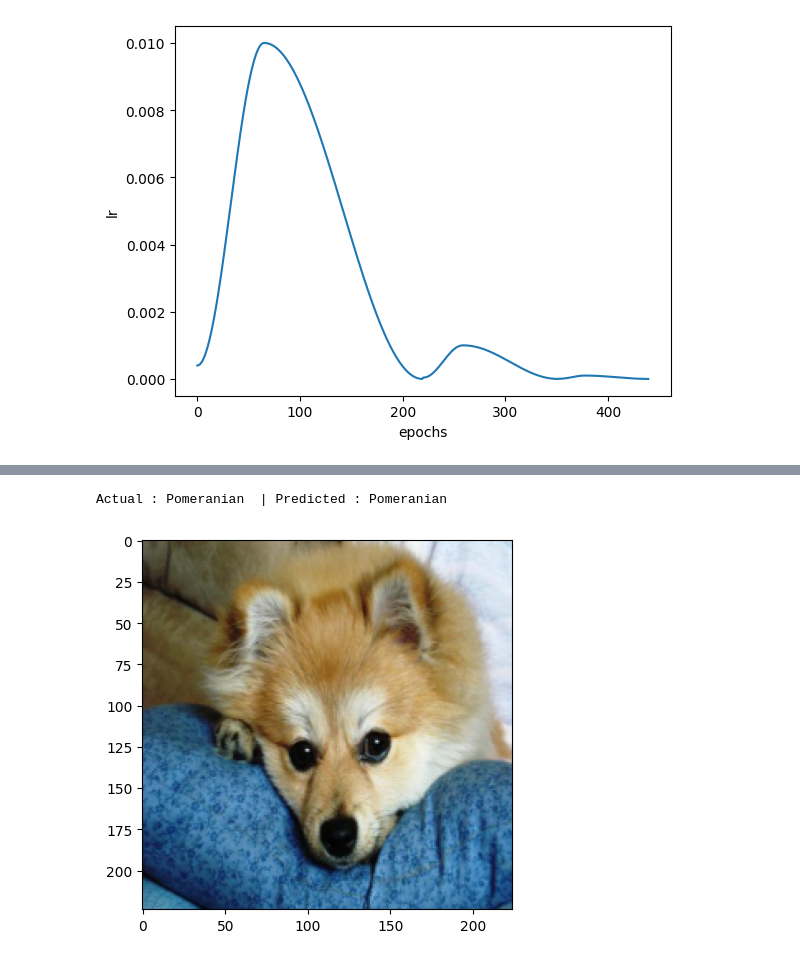
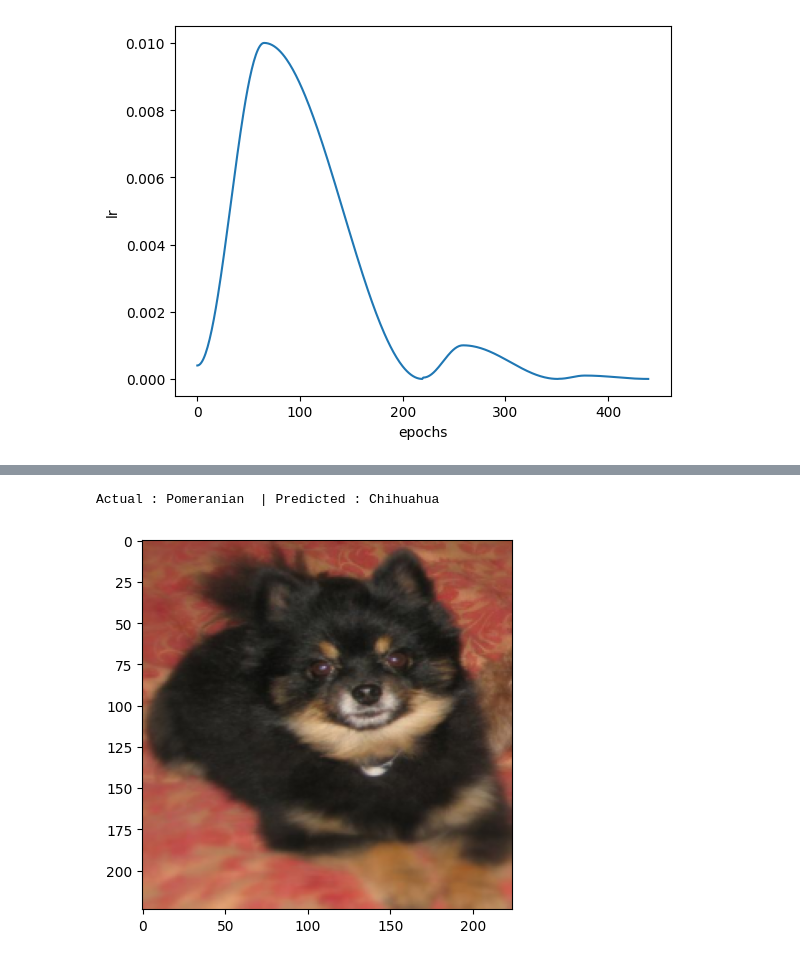
Before and after one commit to a945120/ColabforAI, a Jupyter notebook: Dogsbreeds.ipynb, the cells around one changed output, grey strips where cells are left out. Cells and saved outputs as stored; diff of their text form; code cells hidden in the pictures.

```diff
--- a/Dogsbreeds.ipynb
+++ b/Dogsbreeds.ipynb
@@ -79,7 +79,7 @@ print(len(train_ds), len(val_ds), len(test_ds))
 # %% [output]
 2795 349 350
 # %%
-img, label = train_ds[6]
+img, label = train_ds[10]
 print(dataset.classes[label])
 plt.imshow(img)
 print(type(img))
@@ -127,7 +127,7 @@ train_dataset = DogBreedDataset(train_ds, train_transform)
 val_dataset = DogBreedDataset(val_ds, val_transform)
 test_dataset = DogBreedDataset(test_ds, test_transform)
 # %%
-img, label = train_dataset[6]
+img, label = train_dataset[10]
 print(label)
 plt.imshow(img.permute(1,2,0))
 print(img.shape)
@@ -489,6 +490,6 @@ Actual : German shepherd  | Predicted : German shepherd
 # %%
-predict_single(*test_dataset[1])
+predict_single(*test_dataset[25])
 # %% [output]
-Actual : Pomeranian  | Predicted : Pomeranian
+Actual : Pomeranian  | Predicted : Chihuahua
-[figure, old version]
+[figure, new version]
 # %%
```
Also changed, not shown: parts of 14 cells of this notebook.
